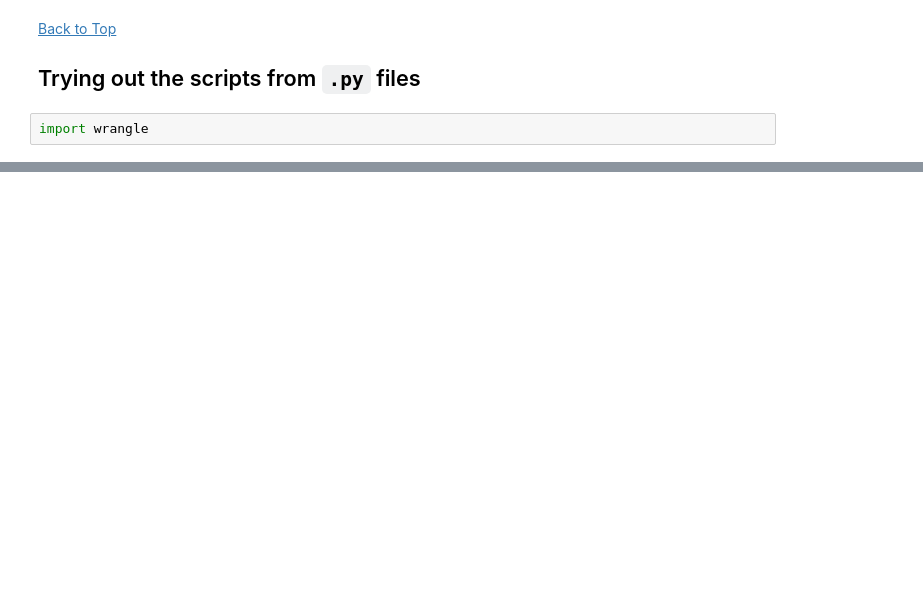
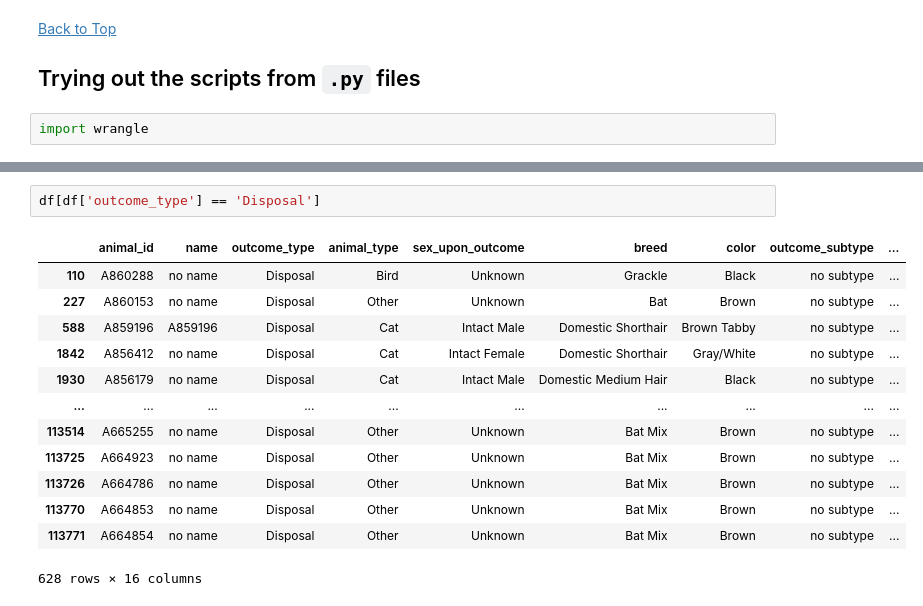
Before and after one commit to stephenfitzsimon/pet_adoption_project, a Jupyter notebook: wrangle_notes.ipynb, the cells around one changed output, grey strips where cells are left out. Drawn from its saved outputs; the diff is of its cells as text; blank space fills up the shorter version.

```diff
--- a/wrangle_notes.ipynb
+++ b/wrangle_notes.ipynb
@@ -410,0 +716,16 @@ df.rename(columns = {'found_location_i':'found_location',
+# %%
+df[df['outcome_type'] == 'Disposal']
+# %% [output]
+|  | animal_id | name | outcome_type | animal_type | sex_upon_outcome | breed | color | outcome_subtype | ... |
+| 110 | A860288 | no name | Disposal | Bird | Unknown | Grackle | Black | no subtype | ... |
+| 227 | A860153 | no name | Disposal | Other | Unknown | Bat | Brown | no subtype | ... |
+| 588 | A859196 | A859196 | Disposal | Cat | Intact Male | Domestic Shorthair | Brown Tabby | no subtype | ... |
+| 1842 | A856412 | no name | Disposal | Cat | Intact Female | Domestic Shorthair | Gray/White | no subtype | ... |
+| 1930 | A856179 | no name | Disposal | Cat | Intact Male | Domestic Medium Hair | Black | no subtype | ... |
+| ... | ... | ... | ... | ... | ... | ... | ... | ... | ... |
+| 113514 | A665255 | no name | Disposal | Other | Unknown | Bat Mix | Brown | no subtype | ... |
+| 113725 | A664923 | no name | Disposal | Other | Unknown | Bat Mix | Brown | no subtype | ... |
+| 113726 | A664786 | no name | Disposal | Other | Unknown | Bat Mix | Brown | no subtype | ... |
+| 113770 | A664853 | no name | Disposal | Other | Unknown | Bat Mix | Brown | no subtype | ... |
+| 113771 | A664854 | no name | Disposal | Other | Unknown | Bat Mix | Brown | no subtype | ... |
+628 rows × 16 columns
```
Also changed, not shown: parts of 35 cells of this notebook, 4 other files.
